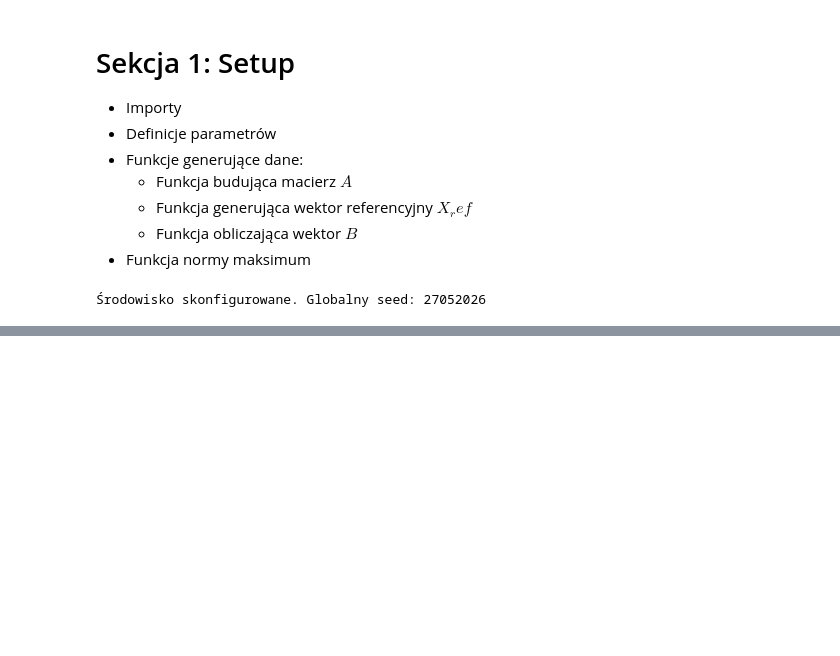
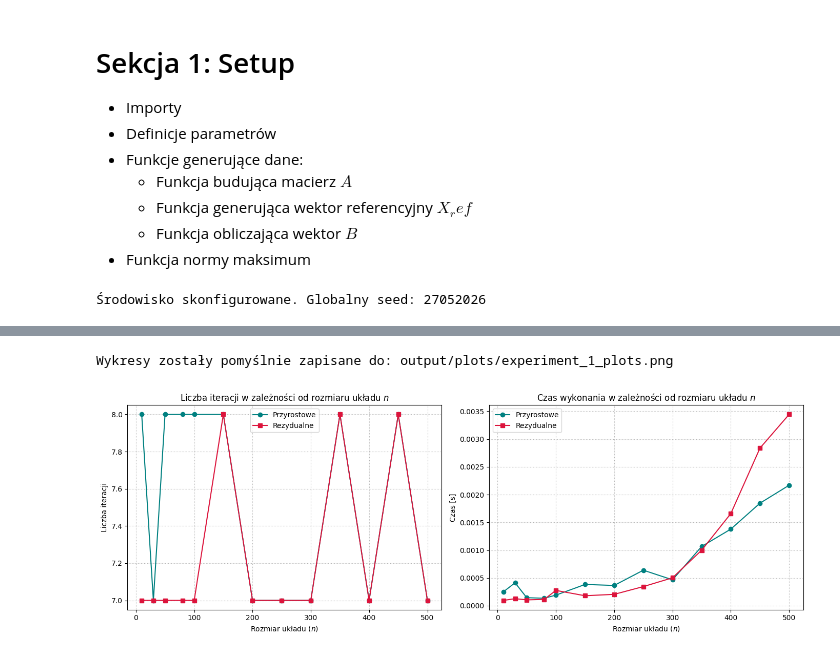
Before and after one commit to Veexeq/MOwNiT, a Jupyter notebook: lab9-linear-systems-v2/main.ipynb, the cells around one changed output, grey strips where cells are left out. Drawn from its saved outputs; the diff is of its cells as text; code cells hidden in the pictures; blank space fills up the shorter version.

Commit message:
Added experiment 1 and its visualization

```diff
--- a/lab9-linear-systems-v2/main.ipynb
+++ b/lab9-linear-systems-v2/main.ipynb
@@ -84,0 +282,39 @@ Wektor wyrazów wolnych B: [-6.75  7.75 -7.5 ]
+# %%
+# Upewniamy się, że katalog na wykresy istnieje
+os.makedirs('output/plots', exist_ok=True)
+
+# Rozdzielenie danych na dwa kryteria
+df_inc = df_exp1[df_exp1['Kryterium'] == 'przyrostowe']
+df_res = df_exp1[df_exp1['Kryterium'] == 'rezydualne']
+
+fig, (ax1, ax2) = plt.subplots(1, 2, figsize=(14, 5))
+
+# Wykres 1: Liczba iteracji vs n
+ax1.plot(df_inc['Rozmiar n'], df_inc['Liczba iteracji'], 'o-', label='Przyrostowe', color='teal')
+ax1.plot(df_res['Rozmiar n'], df_res['Liczba iteracji'], 's-', label='Rezydualne', color='crimson')
+ax1.set_title('Liczba iteracji w zależności od rozmiaru układu $n$')
+ax1.set_xlabel('Rozmiar układu ($n$)')
+ax1.set_ylabel('Liczba iteracji')
+ax1.grid(True, linestyle=':')
+ax1.legend()
+
+# Wykres 2: Czas wykonania vs n
+ax2.plot(df_inc['Rozmiar n'], df_inc['Czas [s]'], 'o-', label='Przyrostowe', color='teal')
+ax2.plot(df_res['Rozmiar n'], df_res['Czas [s]'], 's-', label='Rezydualne', color='crimson')
+ax2.set_title('Czas wykonania w zależności od rozmiaru układu $n$')
+ax2.set_xlabel('Rozmiar układu ($n$)')
+ax2.set_ylabel('Czas [s]')
+ax2.grid(True, linestyle=':')
+ax2.legend()
+
+plt.tight_layout()
+
+# Zapis wykresu do pliku w wysokiej rozdzielczości (dpi=300 idealne do druku/PDF)
+plot_path = 'output/plots/experiment_1_plots.png'
+plt.savefig(plot_path, dpi=300)
+print(f"Wykresy zostały pomyślnie zapisane do: {plot_path}")
+
+plt.show()
+# %% [output]
+Wykresy zostały pomyślnie zapisane do: output/plots/experiment_1_plots.png
+[figure, added]
```
Also changed, not shown: parts of 13 cells of this notebook, 2 other files.
